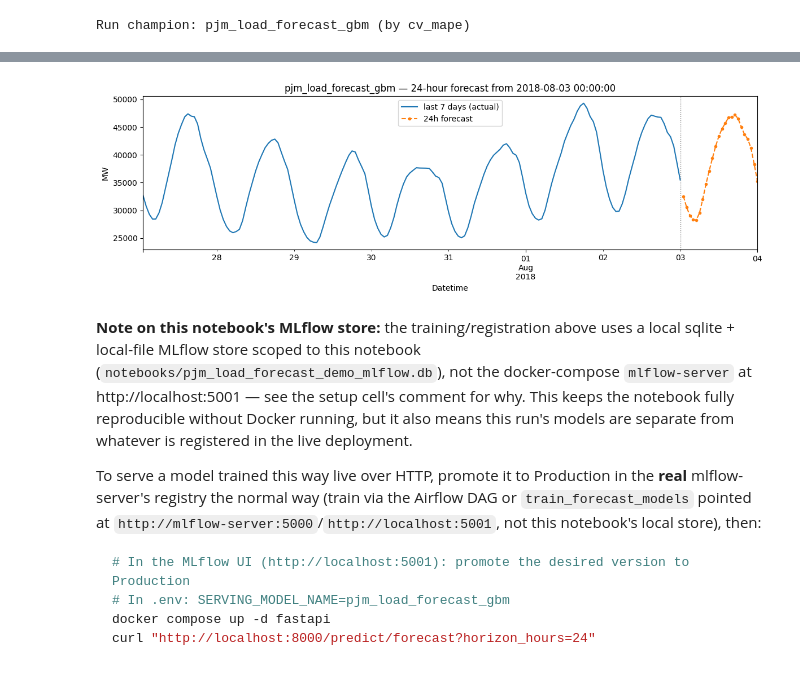
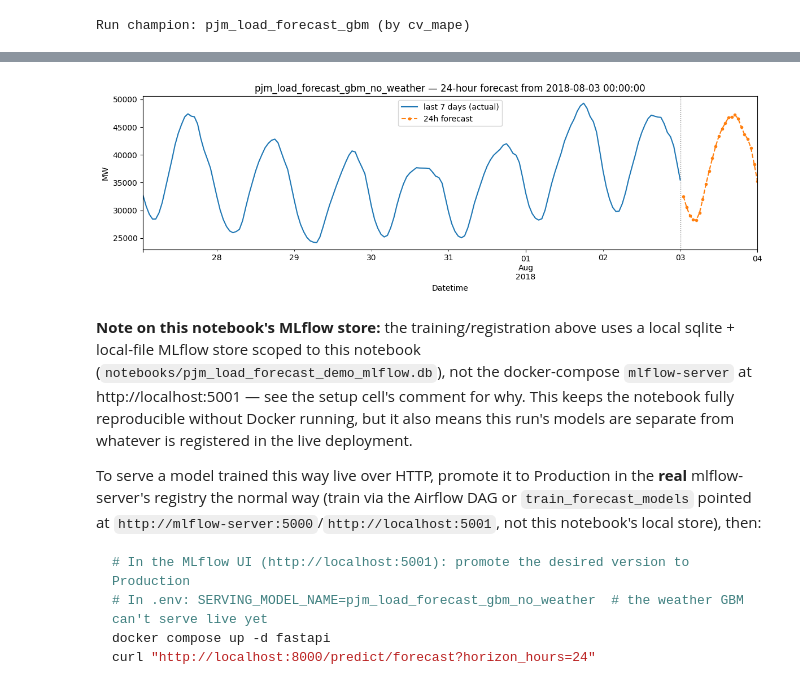
Before and after one commit to VickyGuo0907/ml_pipeline, a Jupyter notebook: notebooks/pjm_load_forecast_pipeline.ipynb, the cells around one changed output, grey strips where cells are left out. Drawn from its saved outputs; the diff is of its cells as text; code cells hidden in the pictures.

````diff
--- a/notebooks/pjm_load_forecast_pipeline.ipynb
+++ b/notebooks/pjm_load_forecast_pipeline.ipynb
@@ -331,21 +370,41 @@ a real forecast via `forecast_with_gbm`, seeded from the run's own `last_window.
 # %%
 import mlflow.lightgbm
 
-champion_run_id = run_ids[champion]
-champion_model = mlflow.lightgbm.load_model(f"runs:/{champion_run_id}/model")
+from src.forecasting.weather import weather_columns
+
+
+def _model_feature_columns(run_id: str) -> list[str]:
+    path = client.download_artifacts(run_id, "feature_columns.json")
+    with open(path) as f:
+        return json.load(f)["columns"]
+
 
 with open(f"{CONFIG_DIR}/features.yaml") as f:
- features_cfg = yaml.safe_load(f)
+    features_cfg = yaml.safe_load(f)
 with open(f"{CONFIG_DIR}/pipeline.yaml") as f:
- pipeline_cfg = yaml.safe_load(f)
+    pipeline_cfg = yaml.safe_load(f)
 target_col = pipeline_cfg["target"]["name"]
-feature_columns = [c for c in train_df.columns if c != target_col]
+
+champion_run_id = run_ids[champion]
+champion_feature_columns = _model_feature_columns(champion_run_id)
+
+if weather_columns(champion_feature_columns):
+    serving_model_name = gbm_no_weather_name
+    print(f"Champion '{champion}' needs future weather that doesn't exist yet (no forecast "
+          f"feed wired into serving — src/serve.py refuses it with HTTP 501). "
+          f"Serving '{serving_model_name}' instead for this live-forecast demo.")
+else:
+    serving_model_name = champion
+
+serving_run_id = run_ids[serving_model_name]
+serving_model = mlflow.lightgbm.load_model(f"runs:/{serving_run_id}/model")
+serving_feature_columns = _model_feature_columns(serving_run_id)
 
 snapshot = load_latest_snapshot(FEATURES_DIR)
 forecast = forecast_with_gbm(
- champion_model, snapshot, target_col, feature_columns, horizon_hours=24,
- lags=features_cfg["lags"], rolling_windows=features_cfg["rolling_windows"],
- calendar_features=features_cfg["calendar_features"], holiday_features=features_cfg["holiday_features"],
+    serving_model, snapshot, target_col, serving_feature_columns, horizon_hours=24,
+    lags=features_cfg["lags"], rolling_windows=features_cfg["rolling_windows"],
+    calendar_features=features_cfg["calendar_features"], holiday_features=features_cfg["holiday_features"],
 )
 forecast
 # %% [output]
@@ -369,15 +429,15 @@ dtype: float64
 # %%
 fig, ax = plt.subplots()
 snapshot[target_col].tail(24 * 7).plot(ax=ax, label="last 7 days (actual)")
 forecast.plot(ax=ax, label="24h forecast", linestyle="--", marker="o", markersize=3)
 ax.axvline(snapshot.index[-1], color="gray", linestyle=":", linewidth=1)
 ax.set_ylabel("MW")
-ax.set_title(f"{champion} — 24-hour forecast from {snapshot.index[-1]}")
+ax.set_title(f"{serving_model_name} — 24-hour forecast from {snapshot.index[-1]}")
 ax.legend()
 plt.tight_layout()
 plt.show()
 # %% [output]
-[figure, old version]
+[figure, new version]
 # %% [markdown]
 **Note on this notebook's MLflow store:** the training/registration above uses a local sqlite +
 local-file MLflow store scoped to this notebook (`notebooks/pjm_load_forecast_demo_mlflow.db`),
@@ -391,7 +451,7 @@ pointed at `http://mlflow-server:5000`/`http://localhost:5001`, not this noteboo
 then:
 ```bash
 # In the MLflow UI (http://localhost:5001): promote the desired version to Production
-# In .env: SERVING_MODEL_NAME=pjm_load_forecast_gbm
+# In .env: SERVING_MODEL_NAME=pjm_load_forecast_gbm_no_weather  # the weather GBM can't serve live yet
 docker compose up -d fastapi
 curl "http://localhost:8000/predict/forecast?horizon_hours=24"
 ```
````
Also changed, not shown: parts of 17 cells of this notebook.
